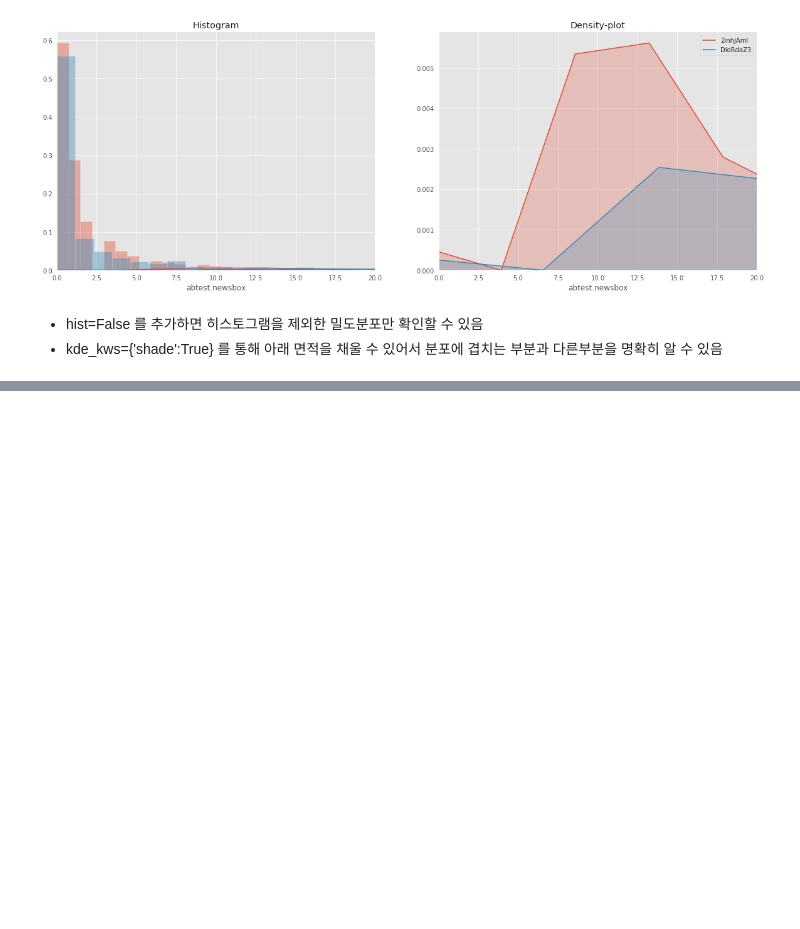
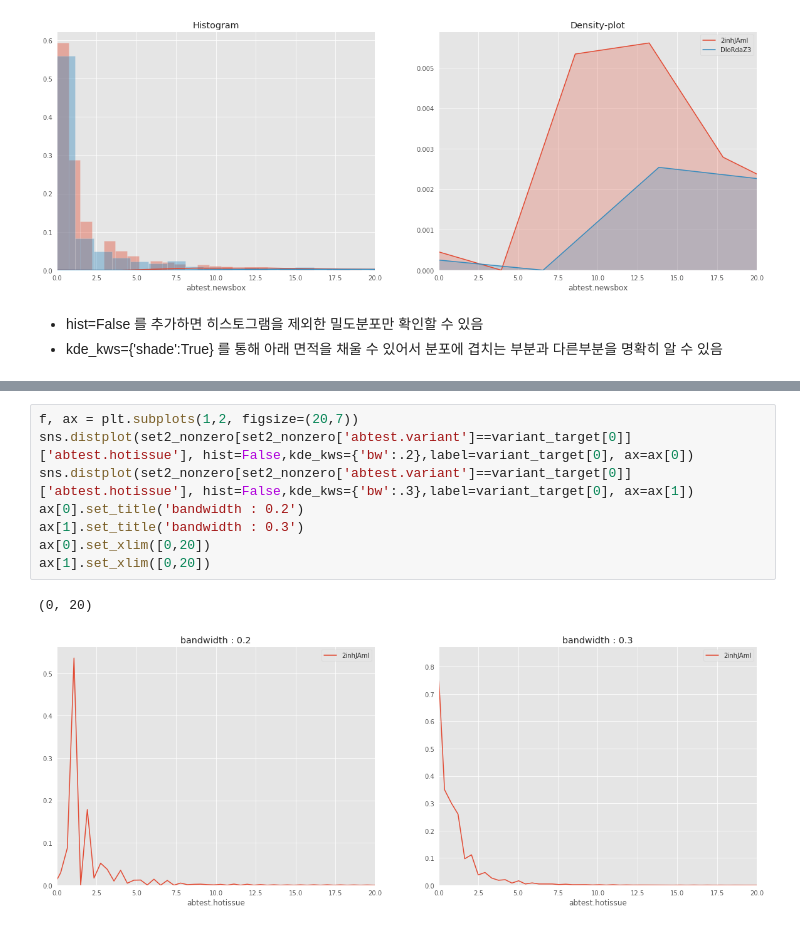
Before and after one commit to suhyun-cho/TIL, a Jupyter notebook: python/diff-between-histogram-densityplot.ipynb, the cells around one changed output, grey strips where cells are left out. Drawn from its saved outputs; the diff is of its cells as text; blank space fills up the shorter version.

Commit message:
add about bandwidth in densityplot

```diff
--- a/python/diff-between-histogram-densityplot.ipynb
+++ b/python/diff-between-histogram-densityplot.ipynb
@@ -101,0 +111,11 @@ ax[1].set_xlim([0,20])
+# %%
+f, ax = plt.subplots(1,2, figsize=(20,7))
+sns.distplot(set2_nonzero[set2_nonzero['abtest.variant']==variant_target[0]]['abtest.hotissue'], hist=False,kde_kws={'bw':.2},label=variant_target[0], ax=ax[0])
+sns.distplot(set2_nonzero[set2_nonzero['abtest.variant']==variant_target[0]]['abtest.hotissue'], hist=False,kde_kws={'bw':.3},label=variant_target[0], ax=ax[1])
+ax[0].set_title('bandwidth : 0.2')
+ax[1].set_title('bandwidth : 0.3')
+ax[0].set_xlim([0,20])
+ax[1].set_xlim([0,20])
+# %% [output]
+(0, 20)
+[figure, added]
```
Also changed, not shown: parts of 2 cells of this notebook.
